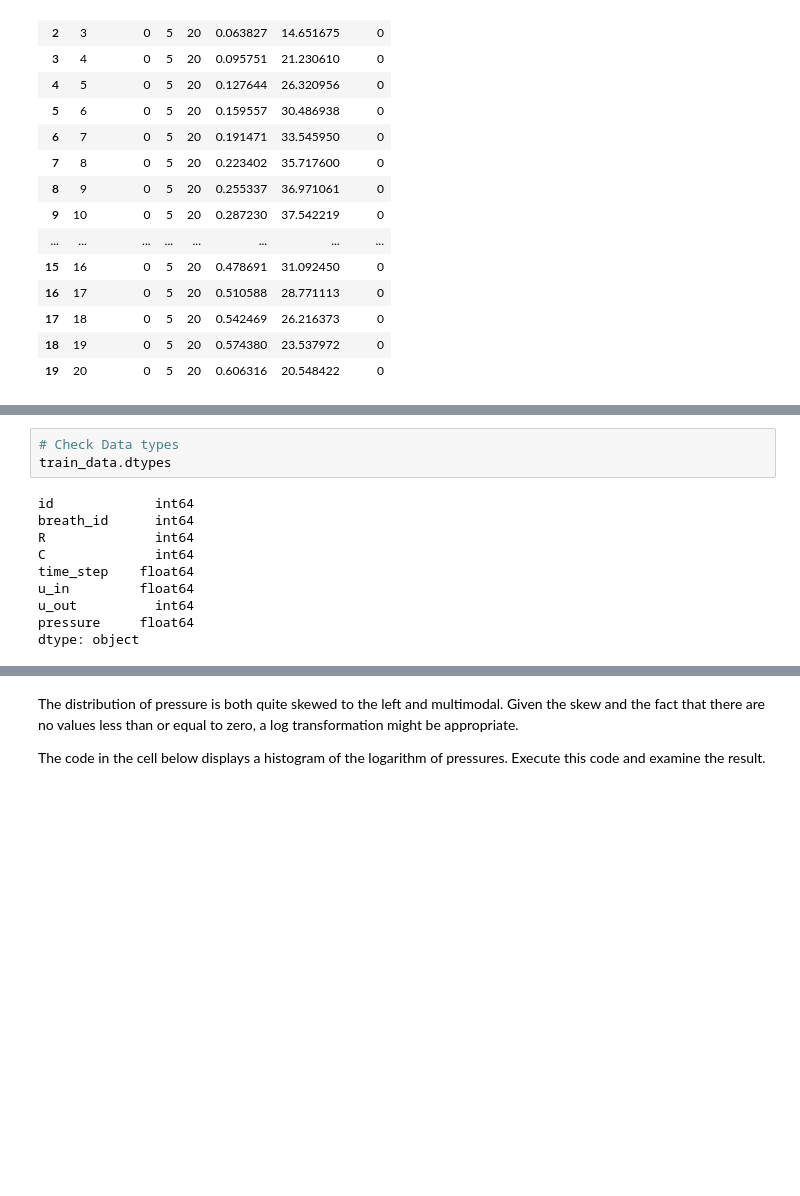
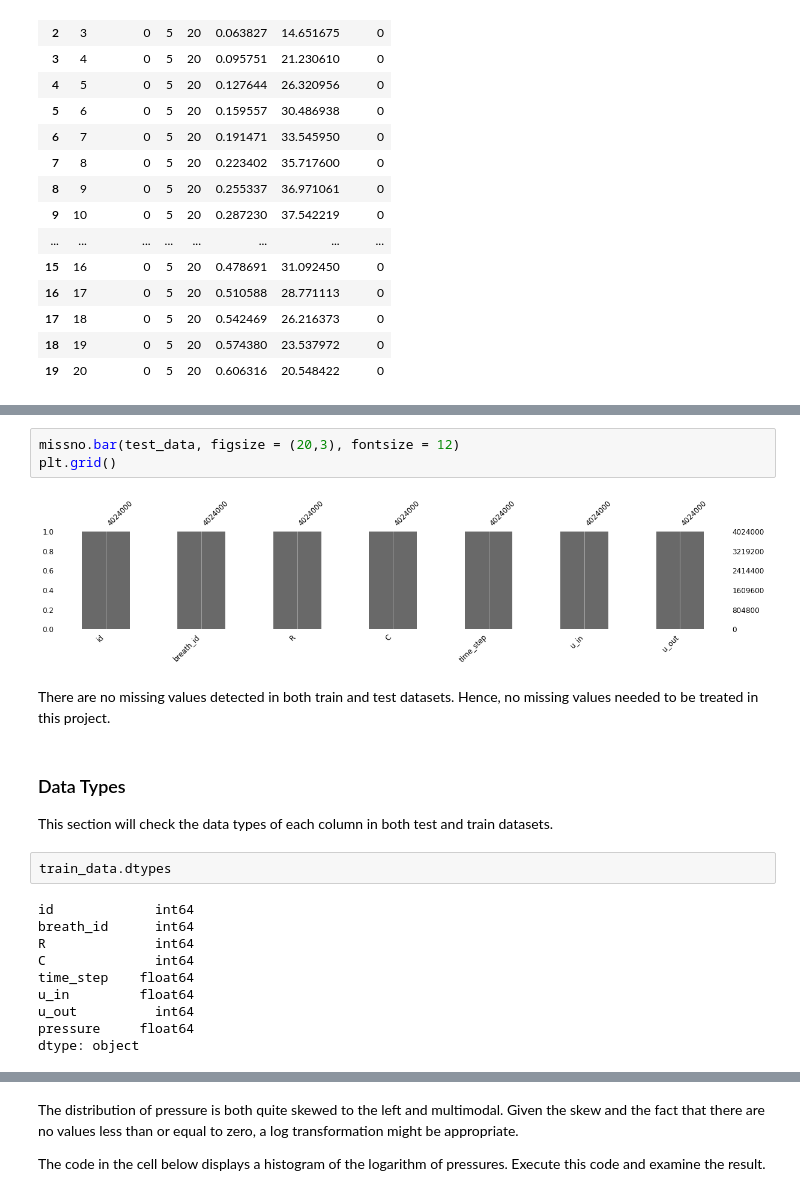
Before and after one commit to hestialapis/DataMiningProject, a Jupyter notebook: Data Mining Project.ipynb, the cells around one changed output, grey strips where cells are left out. Saved outputs shown, nothing was run; the diff lists cells and outputs as text; blank space fills up the shorter version.

```diff
--- a/Data Mining Project.ipynb
+++ b/Data Mining Project.ipynb
@@ -84,5 +93,14 @@ dtype: bool
+# %%
+missno.bar(test_data, figsize = (20,3), fontsize = 12)
+plt.grid()
+# %% [output]
+[figure, added]
+# %% [markdown]
+There are no missing values detected in both train and test datasets. Hence, no missing values needed to be treated in this project.
+# %% [markdown]
+### Data Types
+This section will check the data types of each column in both test and train datasets.
 # %%
-# Check Data types
 train_data.dtypes
 # %% [output]
 id             int64
```
Also changed, not shown: parts of 25 cells of this notebook.
